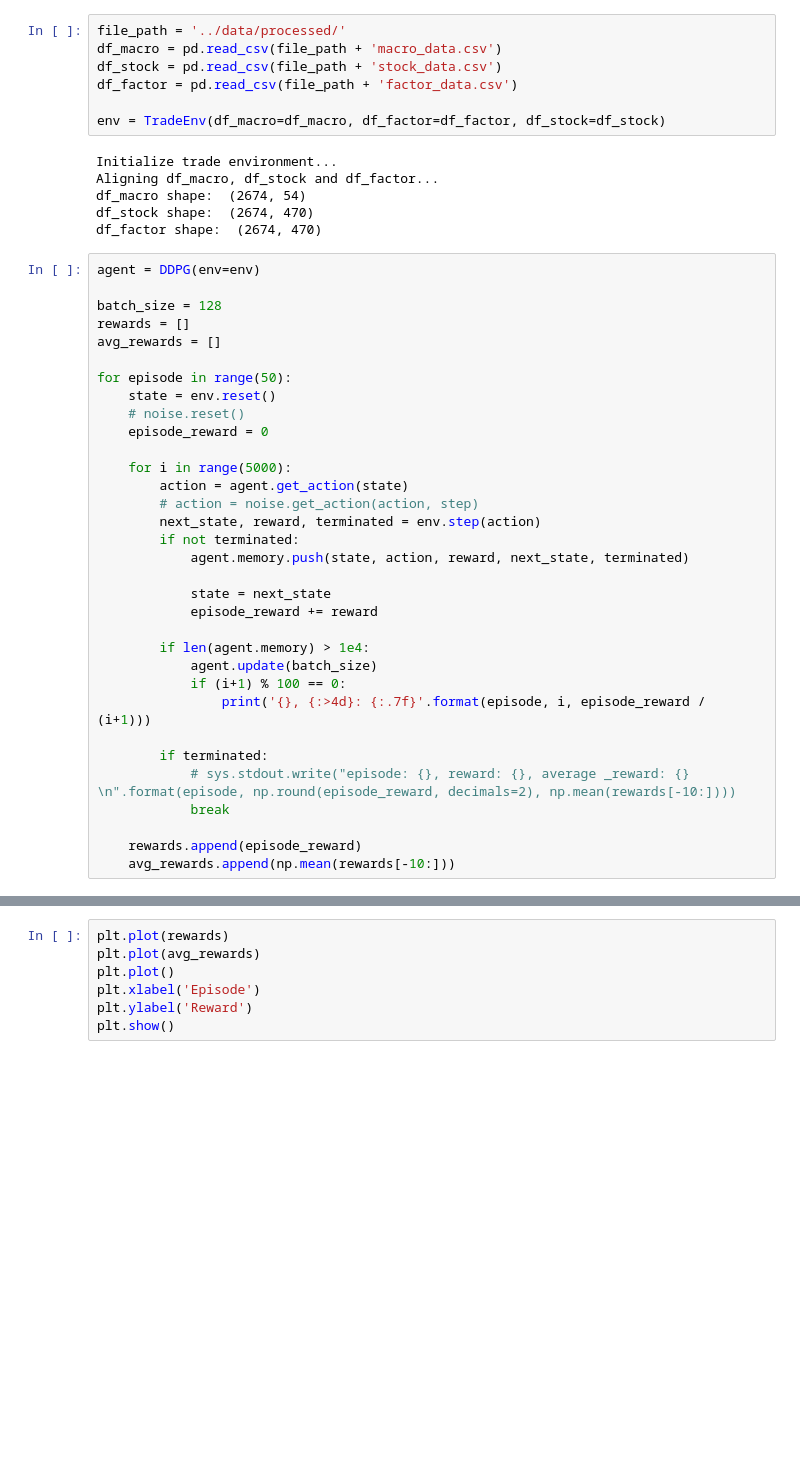
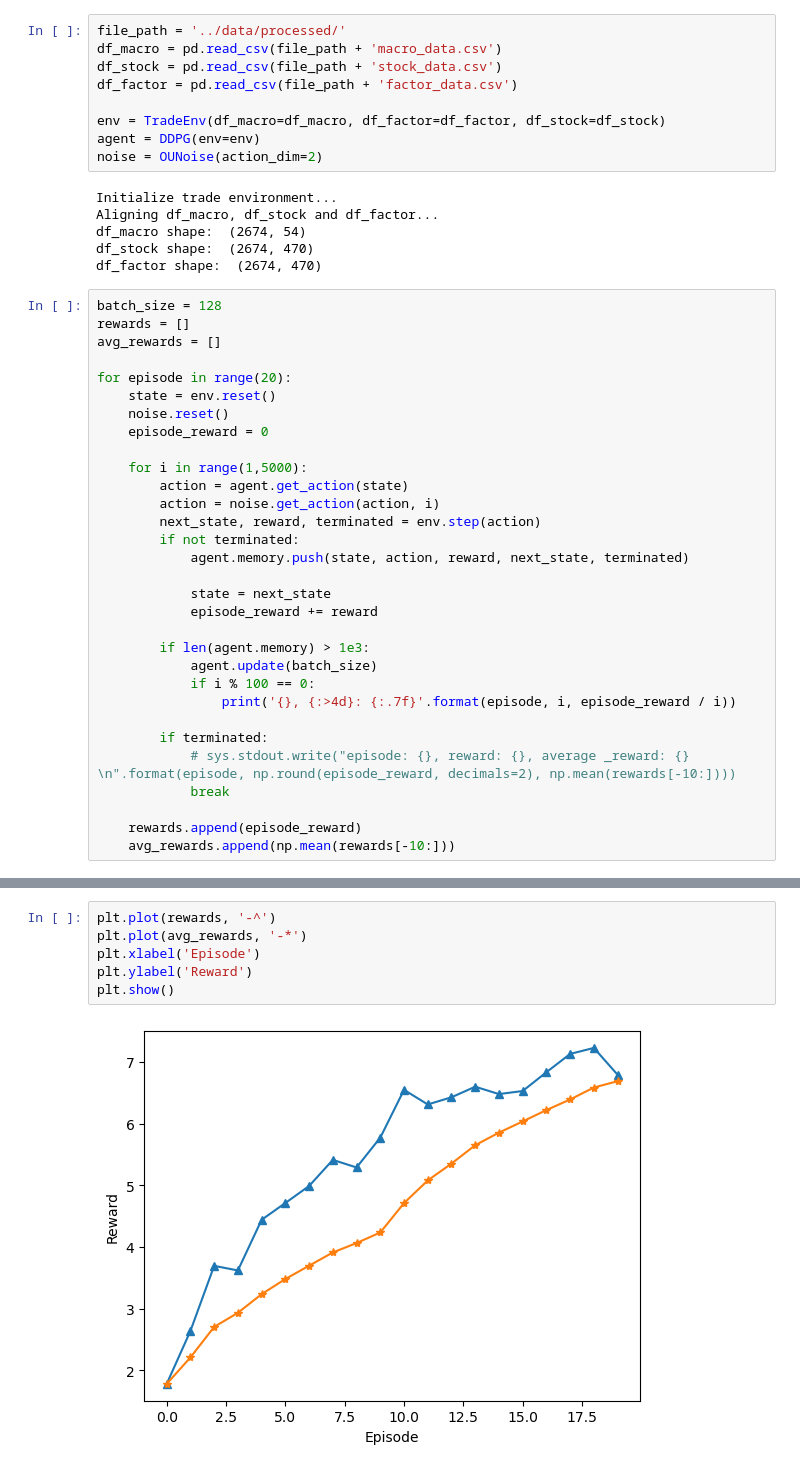
Before and after one commit to chenpnn/Adaptive-Position-Selection, a Jupyter notebook: main/train.ipynb, the cells around one changed output, grey strips where cells are left out. Drawn from its saved outputs; the diff is of its cells as text; blank space fills up the shorter version.

```diff
--- a/main/train.ipynb
+++ b/main/train.ipynb
@@ -14,6 +16,8 @@ df_stock = pd.read_csv(file_path + 'stock_data.csv')
 df_factor = pd.read_csv(file_path + 'factor_data.csv')
 
 env = TradeEnv(df_macro=df_macro, df_factor=df_factor, df_stock=df_stock)
+agent = DDPG(env=env)
+noise = OUNoise(action_dim=2)
 # %% [output]
 Initialize trade environment...
 Aligning df_macro, df_stock and df_factor...
@@ -21,20 +25,18 @@ df_macro shape:  (2674, 54)
 df_stock shape:  (2674, 470)
 df_factor shape:  (2674, 470)
 # %%
-agent = DDPG(env=env)
-
 batch_size = 128
 rewards = []
 avg_rewards = []
 
-for episode in range(50):
+for episode in range(20):
     state = env.reset()
-    # noise.reset()
+    noise.reset()
     episode_reward = 0
 
-    for i in range(5000):
+    for i in range(1,5000):
         action = agent.get_action(state)
-        # action = noise.get_action(action, step)
+        action = noise.get_action(action, i)
         next_state, reward, terminated = env.step(action)
         if not terminated:
             agent.memory.push(state, action, reward, next_state, terminated)
@@ -42,10 +44,10 @@ for episode in range(50):
             state = next_state
             episode_reward += reward
 
-        if len(agent.memory) > 1e4:
+        if len(agent.memory) > 1e3:
             agent.update(batch_size)
-            if (i+1) % 100 == 0:
-                print('{}, {:>4d}: {:.7f}'.format(episode, i, episode_reward / (i+1)))
+            if i % 100 == 0:
+                print('{}, {:>4d}: {:.7f}'.format(episode, i, episode_reward / i))
 
         if terminated:
             # sys.stdout.write("episode: {}, reward: {}, average _reward: {} \n".format(episode, np.round(episode_reward, decimals=2), np.mean(rewards[-10:])))
@@ -74,7 +99,8 @@ for episode in range(50):
 # %%
-plt.plot(rewards)
-plt.plot(avg_rewards)
-plt.plot()
+plt.plot(rewards, '-^')
+plt.plot(avg_rewards, '-*')
 plt.xlabel('Episode')
 plt.ylabel('Reward')
 plt.show()
+# %% [output]
+[figure, added]
```
Also changed, not shown: parts of 3 cells of this notebook, 3 other files.
